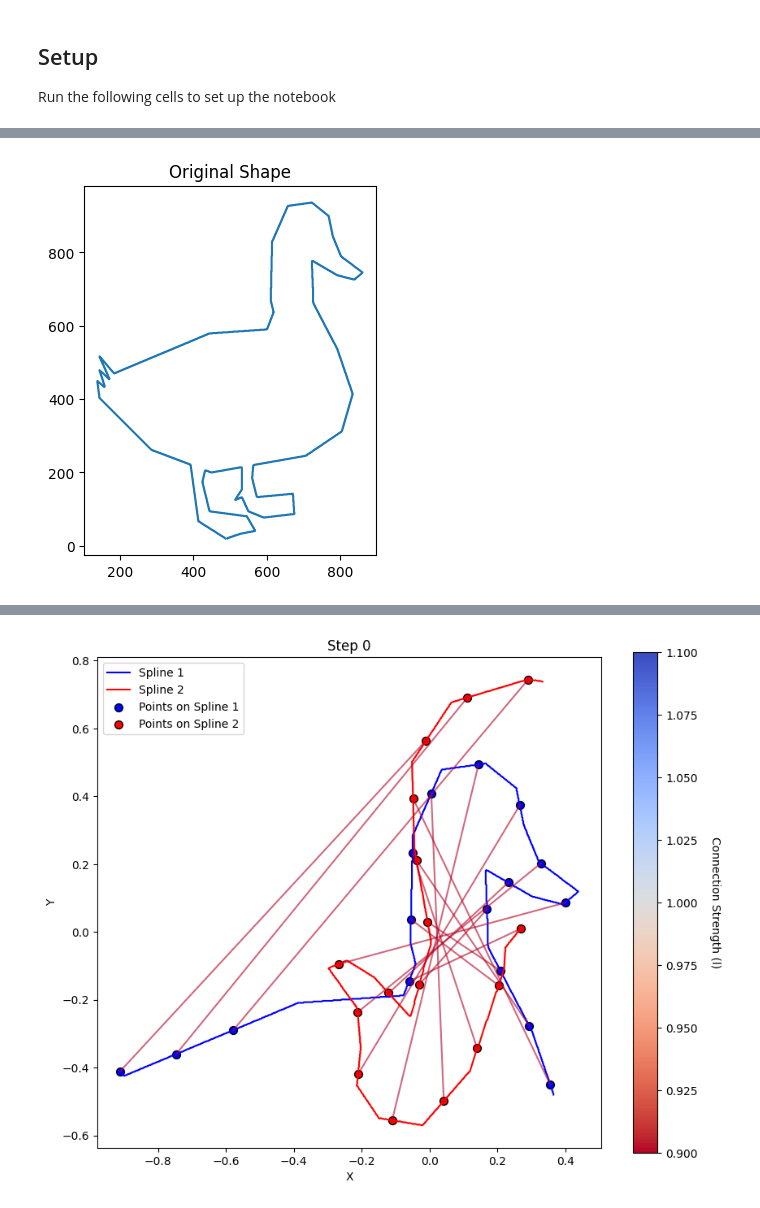
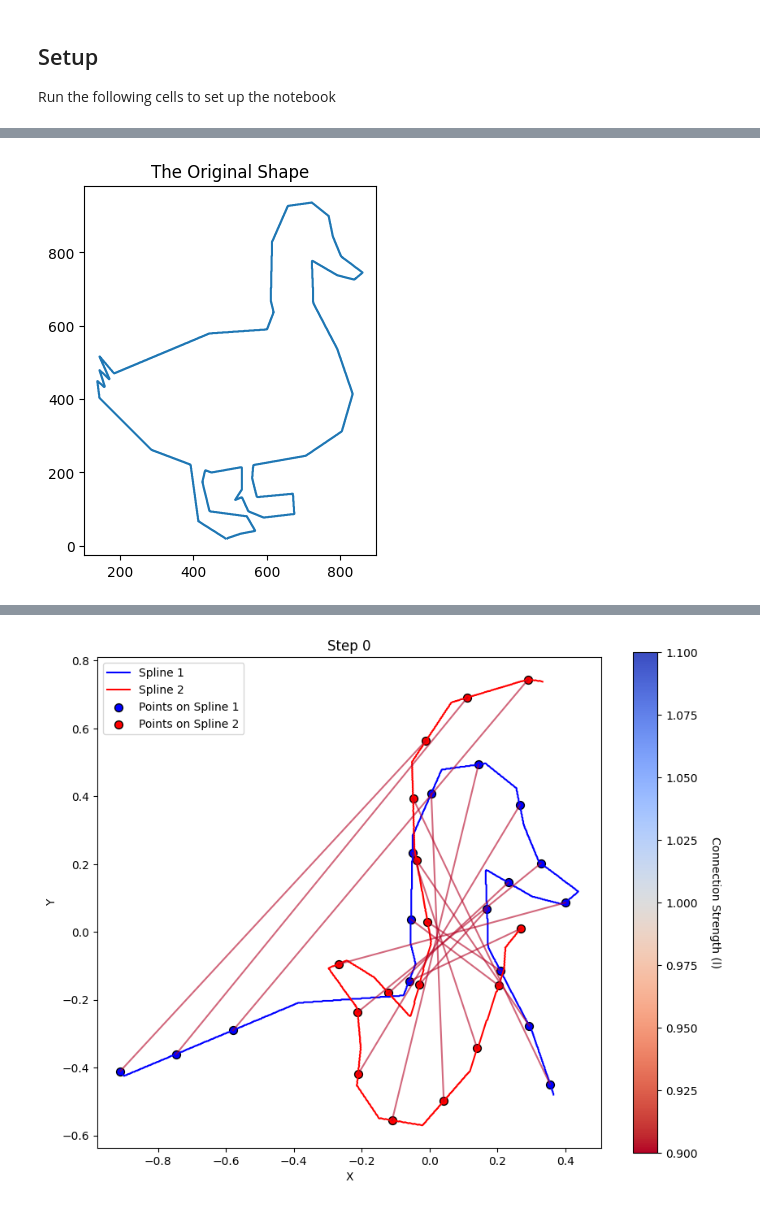
Before and after one commit to karinsifri/Fast-Global-Registration, a Jupyter notebook: demo/optimization.ipynb, the cells around one changed output, grey strips where cells are left out. Drawn from its saved outputs; the diff is of its cells as text; code cells hidden in the pictures.

```diff
--- a/demo/optimization.ipynb
+++ b/demo/optimization.ipynb
@@ -26,8 +29,8 @@ points2 = np.array(scans_dict["scan_2"]["points"])
 # %%
 plt.figure()
 plt.plot(*zip(*original_shape))
 plt.gca().set_aspect("equal")
-plt.title("Original Shape")
+plt.title("The Original Shape")
 plt.show()
 # %% [output]
-[figure, old version]
+[figure, new version]
```
Also changed, not shown: parts of 8 cells of this notebook.
